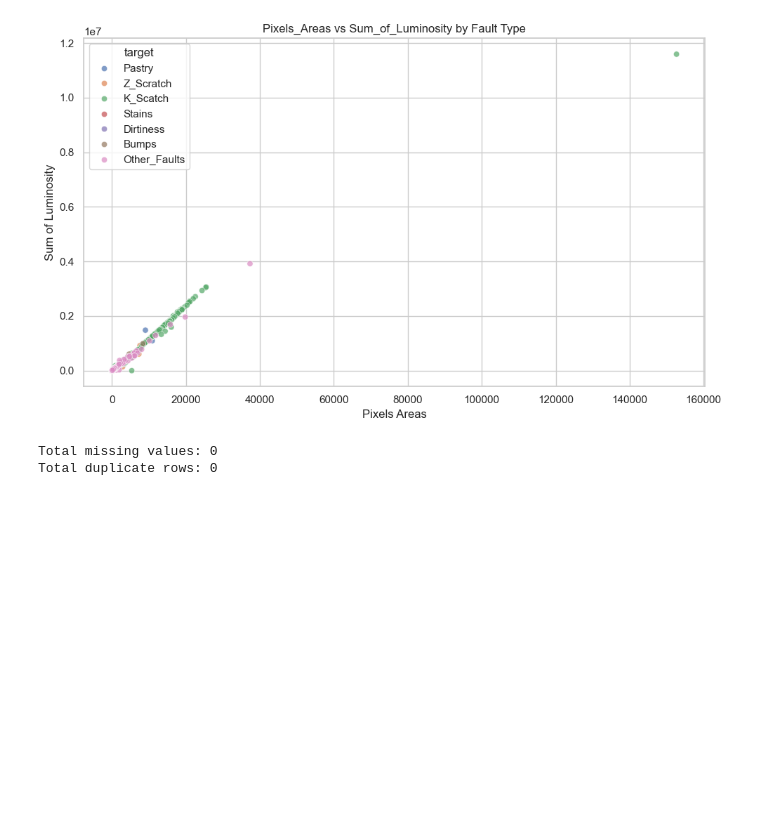
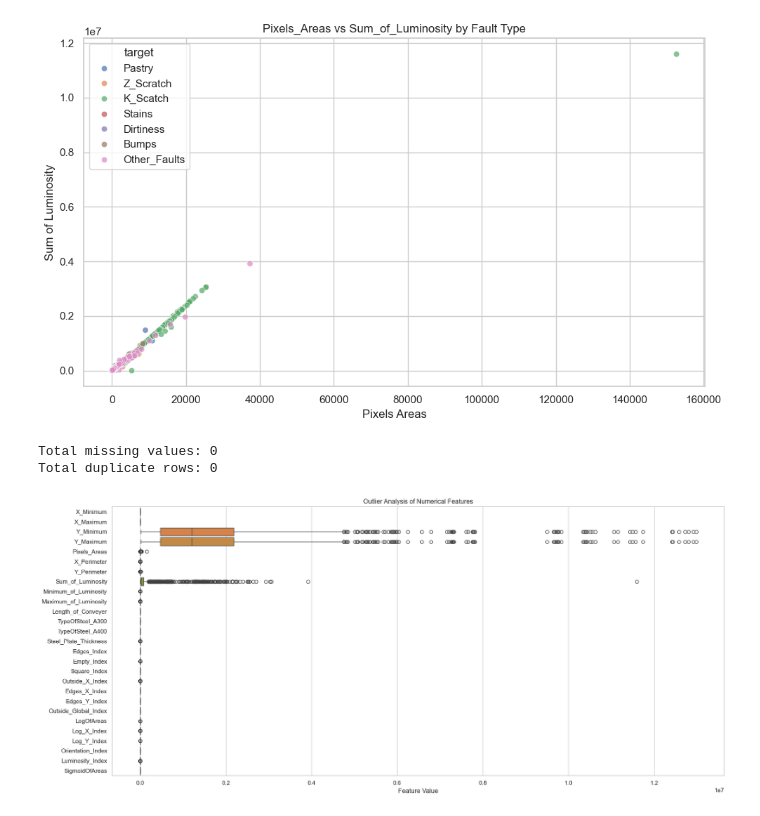
Before and after one commit to Praaneesh/PredictX_Multi_Domain_Predictive_Intelligence, a Jupyter notebook: classification.ipynb, the cells around one changed output. Drawn from its saved outputs; the diff is of its cells as text; code cells hidden in the pictures; blank space fills up the shorter version.

Commit message:
outlier analysis completed

```diff
--- a/classification.ipynb
+++ b/classification.ipynb
@@ -425,3 +425,22 @@ print("Total duplicate rows:",
 # %% [output]
 Total missing values: 0
 Total duplicate rows: 0
+# %%
+# ==============================
+# BOXPLOT FOR FEATURE OUTLIERS
+# ==============================
+
+plt.figure(figsize=(18, 8))
+
+sns.boxplot(
+    data=df[feature_columns],
+    orient="h"
+)
+
+plt.title("Outlier Analysis of Numerical Features")
+plt.xlabel("Feature Value")
+
+plt.tight_layout()
+plt.show()
+# %% [output]
+[figure, added]
```
Also changed, not shown: parts of 1 cell of this notebook.
